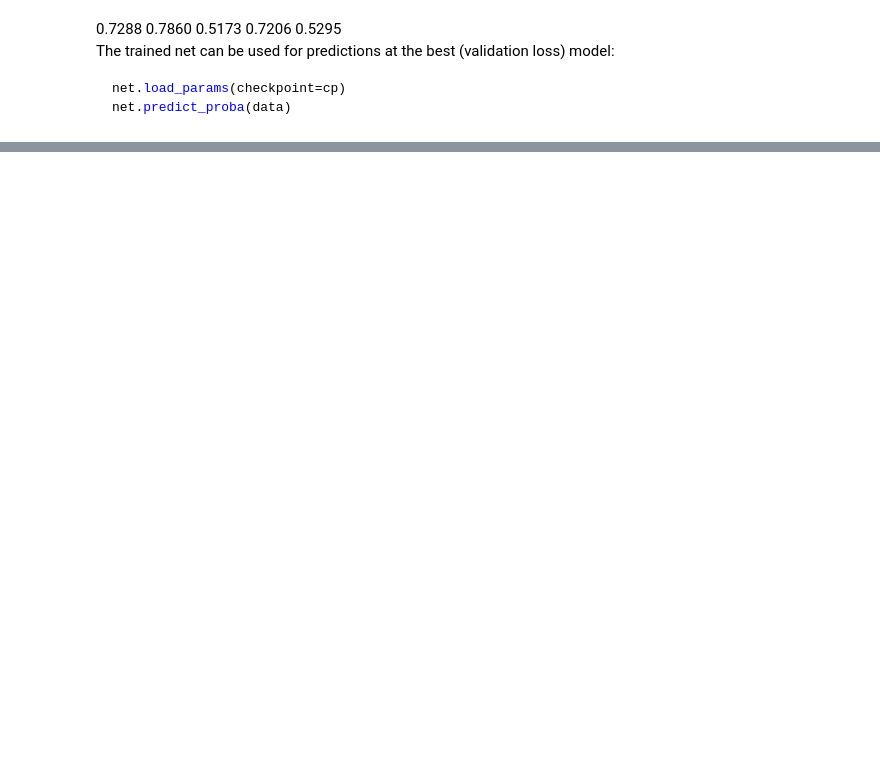
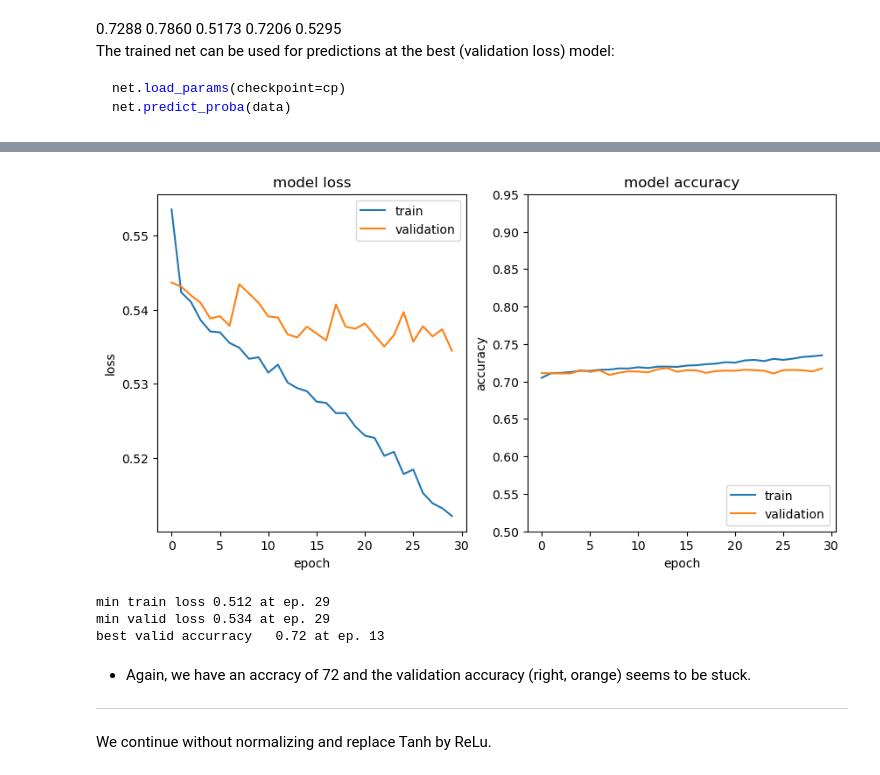
Before and after one commit to dkgithub/wiehl24, a Jupyter notebook: PyTorch_jet_flavor_classification.ipynb, the cells around one changed output, grey strips where cells are left out. Saved outputs shown, nothing was run; the diff lists cells and outputs as text; code cells hidden in the pictures; blank space fills up the shorter version.

```diff
--- a/PyTorch_jet_flavor_classification.ipynb
+++ b/PyTorch_jet_flavor_classification.ipynb
@@ -820,0 +1063,26 @@ cp = Checkpoint(dirname='chkpoints_2') # etc.
+# %%
+cp = Checkpoint(dirname='chkpoints_2')
+model = nn.Sequential(
+    #nn.BatchNorm1d(480),
+    nn.Linear(480, 256, bias=True),
+    nn.Tanh(),
+    #nn.BatchNorm1d(256),
+    nn.Linear(256, 128, bias=True),
+    nn.Tanh(),
+    nn.Linear(128,   1, bias=True),
+    nn.Sigmoid(),
+)
+net = NeuralNetClassifier(
+    model,
+    criterion=nn.BCELoss(),
+    optimizer=torch.optim.Adam,
+    lr=0.005,
+    batch_size=500,
+    max_epochs=30,
+    callbacks=[acc,auc,cp],
+    train_split=predefined_split(ds_valid),
+    # Shuffle training data on each epoch
+    iterator_train__shuffle=True,
+    device=device
+)
+net.fit(c_vectors_train, labels_train)
@@ -820,0 +1117,12 @@ cp = Checkpoint(dirname='chkpoints_2') # etc.
+# %%
+hlp.plots.plotLearningCurvesSkorch(net.history)
+# %% [output]
+[figure, added]
+min train loss 0.512 at ep. 29
+min valid loss 0.534 at ep. 29
+best valid accurracy   0.72 at ep. 13
+# %% [markdown]
+* Again, we have an accracy of 72 and the validation accuracy (right, orange) seems to be stuck.
+---
+# %% [markdown]
+We continue without normalizing and replace Tanh by ReLu.
```
Also changed, not shown: parts of 83 cells of this notebook.
